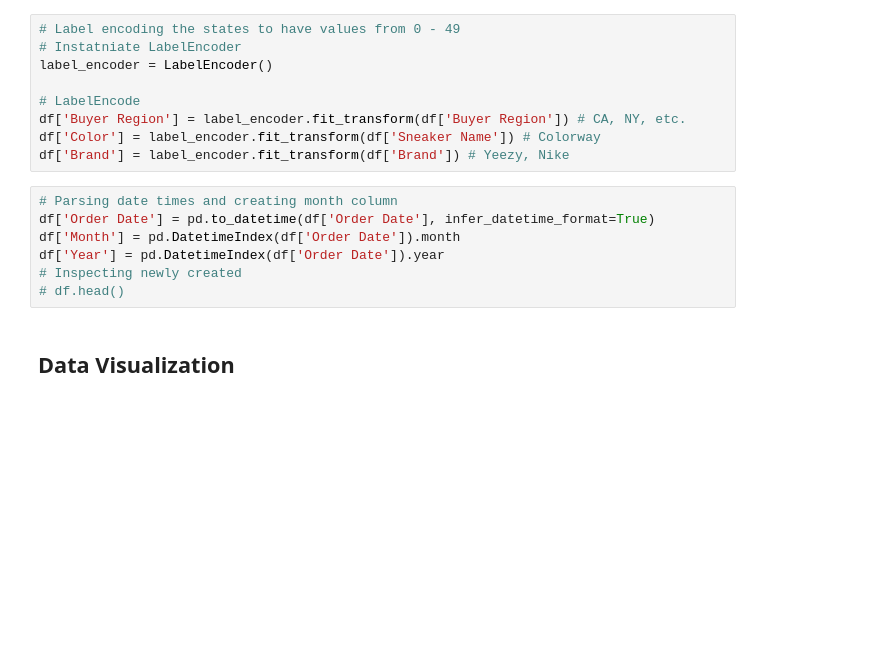
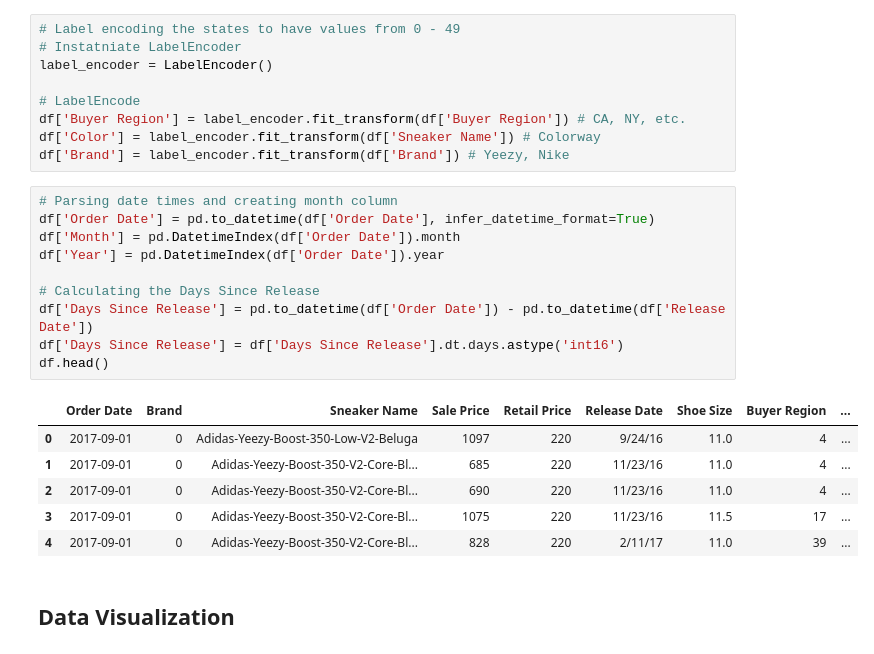
Before and after one commit to Niangmodou/CS-4563-Project, a Jupyter notebook: CS4563Project.ipynb, the cells around one changed output. Saved outputs shown, nothing was run; the diff lists cells and outputs as text; blank space fills up the shorter version.

```diff
--- a/CS4563Project.ipynb
+++ b/CS4563Project.ipynb
@@ -37,9 +43,19 @@ df['Brand'] = label_encoder.fit_transform(df['Brand']) # Yeezy, Nike
 # %%
 # Parsing date times and creating month column
 df['Order Date'] = pd.to_datetime(df['Order Date'], infer_datetime_format=True)
 df['Month'] = pd.DatetimeIndex(df['Order Date']).month
 df['Year'] = pd.DatetimeIndex(df['Order Date']).year
-# Inspecting newly created
-# df.head()
+
+# Calculating the Days Since Release
+df['Days Since Release'] = pd.to_datetime(df['Order Date']) - pd.to_datetime(df['Release Date'])
+df['Days Since Release'] = df['Days Since Release'].dt.days.astype('int16')
+df.head()
+# %% [output]
+|  | Order Date | Brand | Sneaker Name | Sale Price | Retail Price | Release Date | Shoe Size | Buyer Region | ... |
+| 0 | 2017-09-01 | 0 | Adidas-Yeezy-Boost-350-Low-V2-Beluga | 1097 | 220 | 9/24/16 | 11.0 | 4 | ... |
+| 1 | 2017-09-01 | 0 | Adidas-Yeezy-Boost-350-V2-Core-Bl... | 685 | 220 | 11/23/16 | 11.0 | 4 | ... |
+| 2 | 2017-09-01 | 0 | Adidas-Yeezy-Boost-350-V2-Core-Bl... | 690 | 220 | 11/23/16 | 11.0 | 4 | ... |
+| 3 | 2017-09-01 | 0 | Adidas-Yeezy-Boost-350-V2-Core-Bl... | 1075 | 220 | 11/23/16 | 11.5 | 17 | ... |
+| 4 | 2017-09-01 | 0 | Adidas-Yeezy-Boost-350-V2-Core-Bl... | 828 | 220 | 2/11/17 | 11.0 | 39 | ... |
 # %% [markdown]
 ## Data Visualization
```
Also changed, not shown: parts of 13 cells of this notebook.
